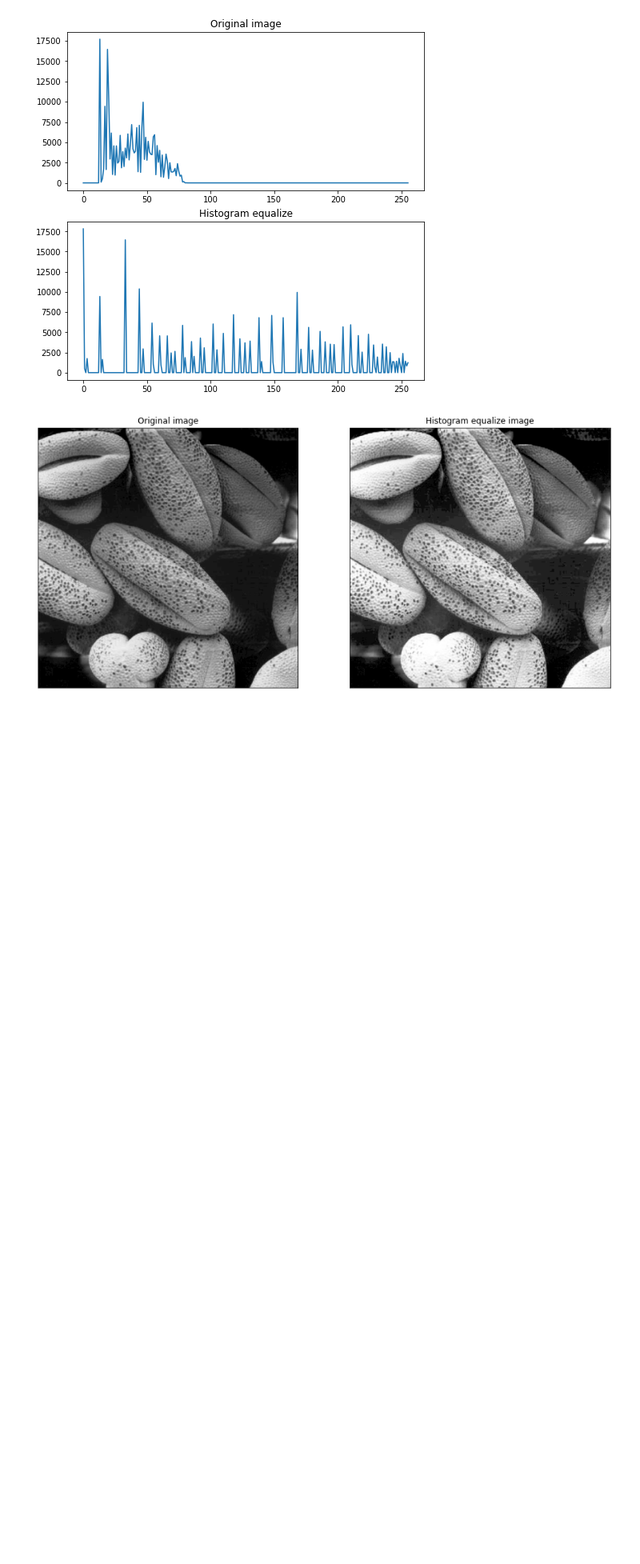
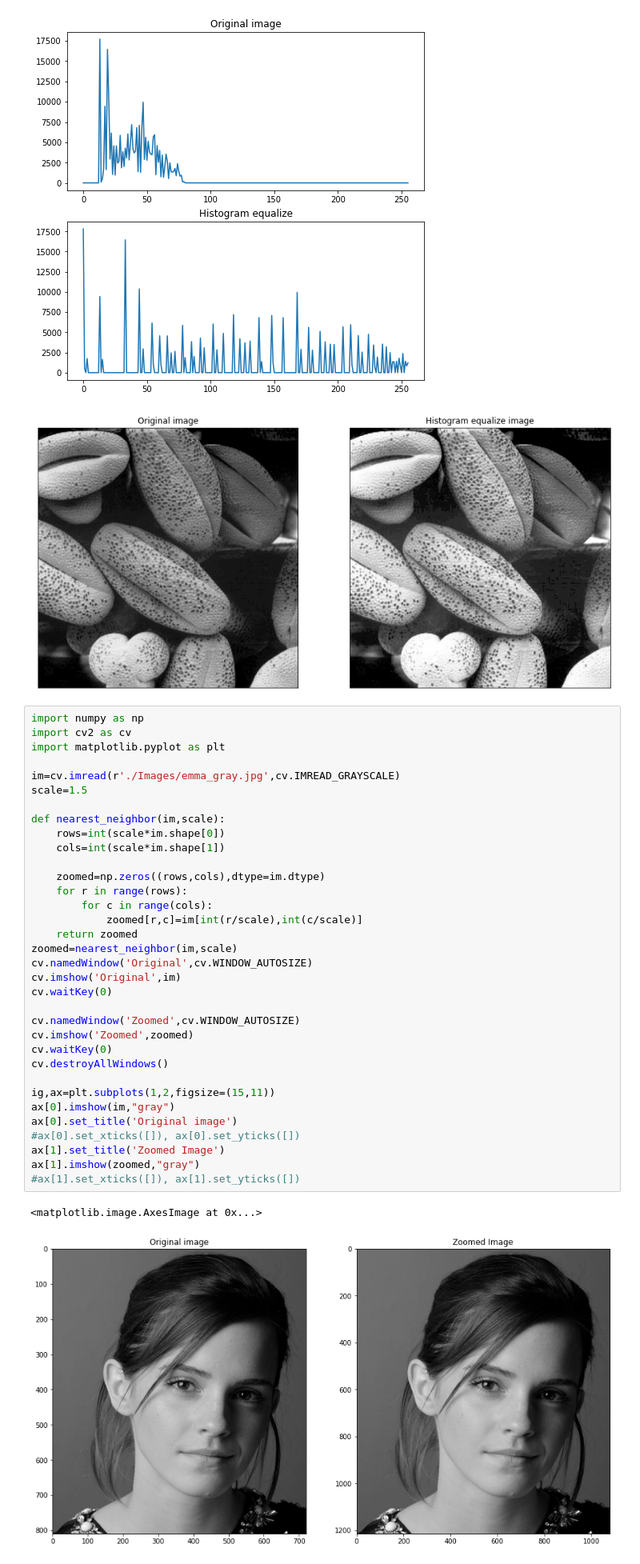
Before and after one commit to induwarasenadheera/EN2550---Fundamental-of-Image-Processing, a Jupyter notebook: assignment 1.ipynb, the cells around one changed output. Shown at 80% size. Saved outputs shown, nothing was run; the diff lists cells and outputs as text; blank space fills up the shorter version.

```diff
--- a/assignment 1.ipynb
+++ b/assignment 1.ipynb
@@ -143,3 +143,40 @@ ax[1].set_xticks([]), ax[1].set_yticks([])
 ([], [])
 [figure]
 [figure]
+# %%
+import numpy as np
+import cv2 as cv
+import matplotlib.pyplot as plt
+
+im=cv.imread(r'./Images/emma_gray.jpg',cv.IMREAD_GRAYSCALE)
+scale=1.5
+
+def nearest_neighbor(im,scale):
+    rows=int(scale*im.shape[0])
+    cols=int(scale*im.shape[1])
+
+    zoomed=np.zeros((rows,cols),dtype=im.dtype)
+    for r in range(rows):
+        for c in range(cols):
+            zoomed[r,c]=im[int(r/scale),int(c/scale)]
+    return zoomed
+zoomed=nearest_neighbor(im,scale)
+cv.namedWindow('Original',cv.WINDOW_AUTOSIZE)
+cv.imshow('Original',im)
+cv.waitKey(0)
+
+cv.namedWindow('Zoomed',cv.WINDOW_AUTOSIZE)
+cv.imshow('Zoomed',zoomed)
+cv.waitKey(0)
+cv.destroyAllWindows()
+
+ig,ax=plt.subplots(1,2,figsize=(15,11))
+ax[0].imshow(im,"gray")
+ax[0].set_title('Original image')
+#ax[0].set_xticks([]), ax[0].set_yticks([])
+ax[1].set_title('Zoomed Image')
+ax[1].imshow(zoomed,"gray")
+#ax[1].set_xticks([]), ax[1].set_yticks([])
+# %% [output]
+<matplotlib.image.AxesImage at 0x...>
+[figure, added]
```
